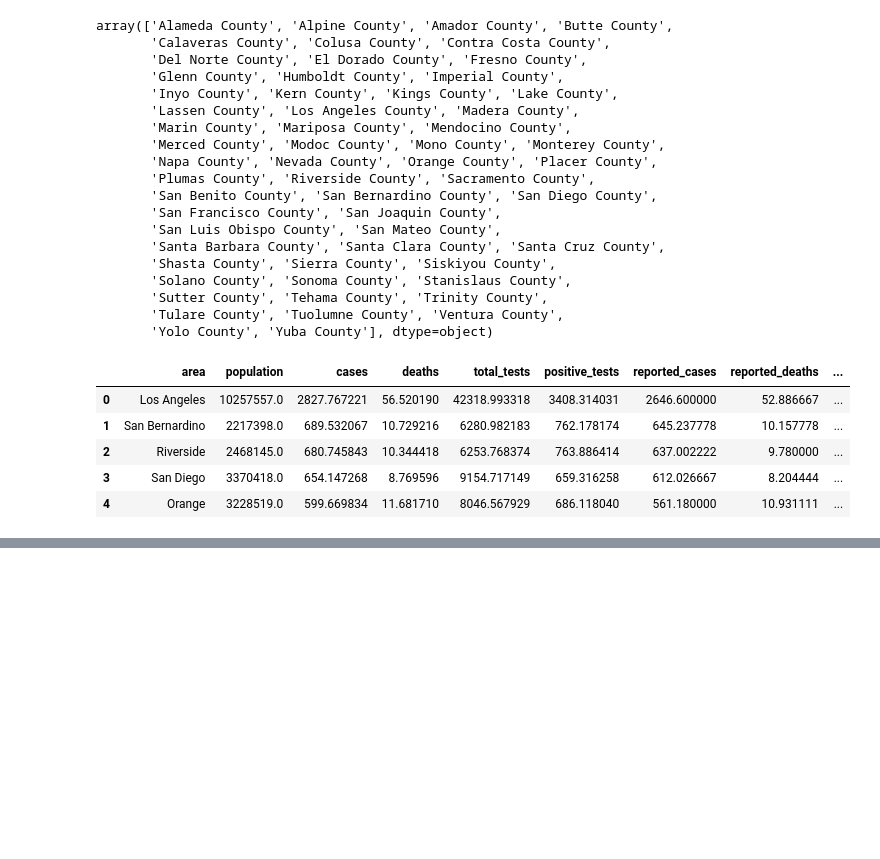
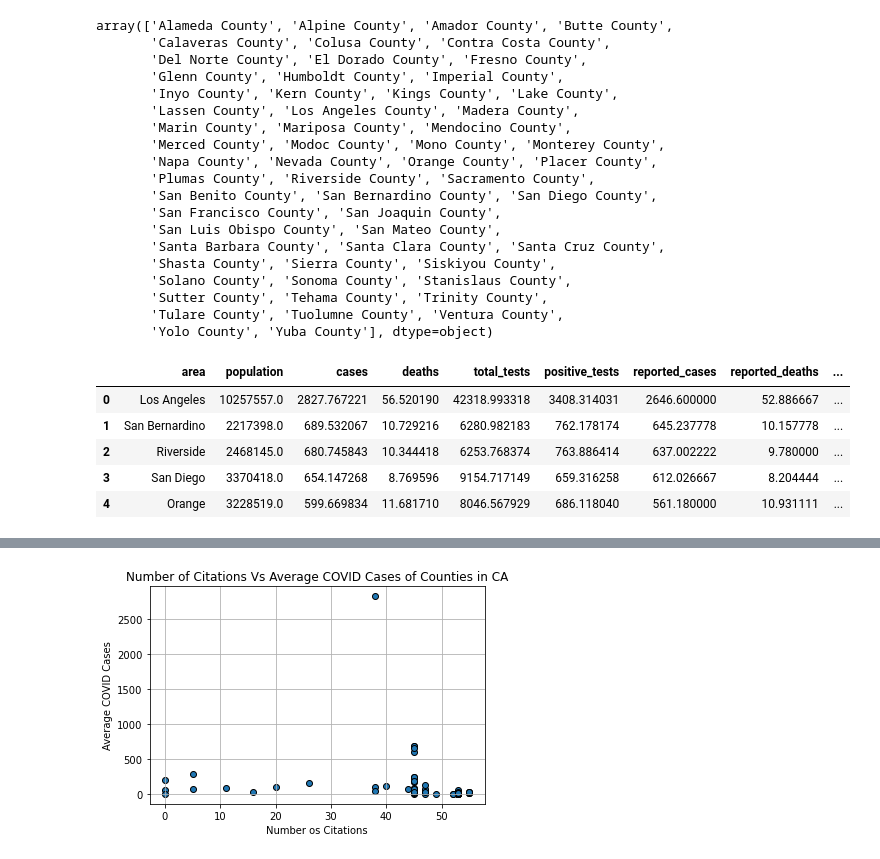
Before and after one commit to JAlvarado23A/covid_and_rest_survival, a Jupyter notebook: JA_Restaurants .ipynb, the cells around one changed output, grey strips where cells are left out. Cells and saved outputs as stored; diff of their text form; code cells hidden in the pictures; blank space fills up the shorter version.

```diff
--- a/JA_Restaurants .ipynb
+++ b/JA_Restaurants .ipynb
@@ -92,0 +251,3 @@ rest_LA.head(20)
+# %%
+rest_area_lst = rest_with_covid['area'].tolist()
+rest_cit_lst = rest_with_covid['Citation'].tolist()
@@ -92,0 +312,3 @@ rest_LA.head(20)
+# %%
+rest_citation_df = pd.DataFrame({'area': rest_area_lst,
+                            'citations': rest_cit_lst})
@@ -92,0 +324,2 @@ rest_LA.head(20)
+# %%
+cases_vs_citations = avg_cases_by_county_df.merge(rest_citation_df, on = "area", how = "left")
@@ -92,0 +335,2 @@ rest_LA.head(20)
+# %%
+cases_vs_citations["citations"] = cases_vs_citations["citations"].replace(np.nan, 0)
@@ -92,0 +348,12 @@ rest_LA.head(20)
+# %%
+x_values = cases_vs_citations['citations']
+y_values = cases_vs_citations['cases']
+plt.title("Number of Citations Vs Average COVID Cases of Counties in CA")
+plt.scatter(x_values,y_values, edgecolor='black')
+plt.xlabel('Number os Citations')
+plt.ylabel('Average COVID Cases')
+plt.grid()
+plt.savefig("output_data/Citations_vs_county_cases.png")
+plt.show()
+# %% [output]
+[figure, added]
```
Also changed, not shown: parts of 34 cells of this notebook, 1 other file.
